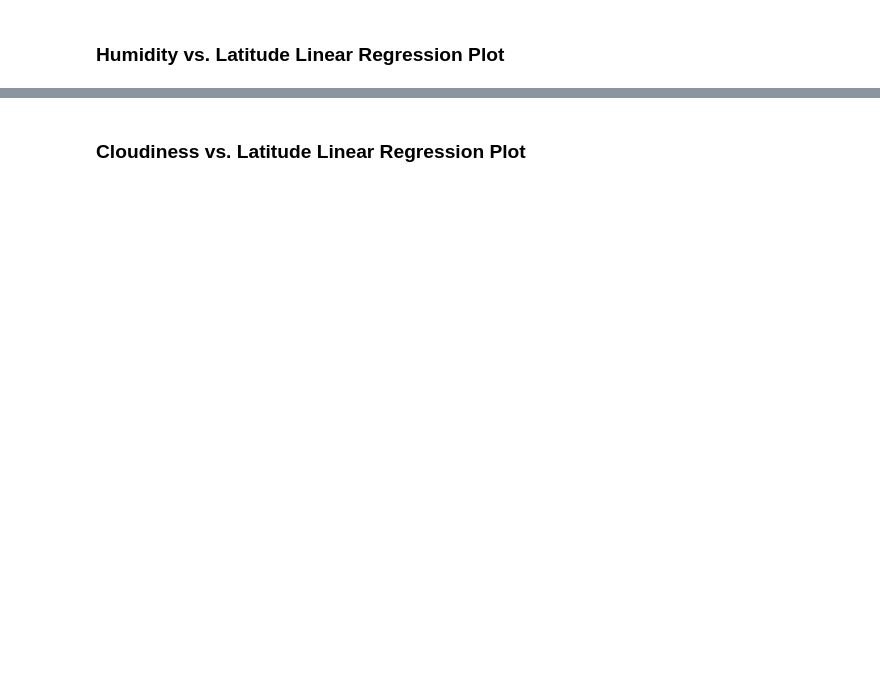
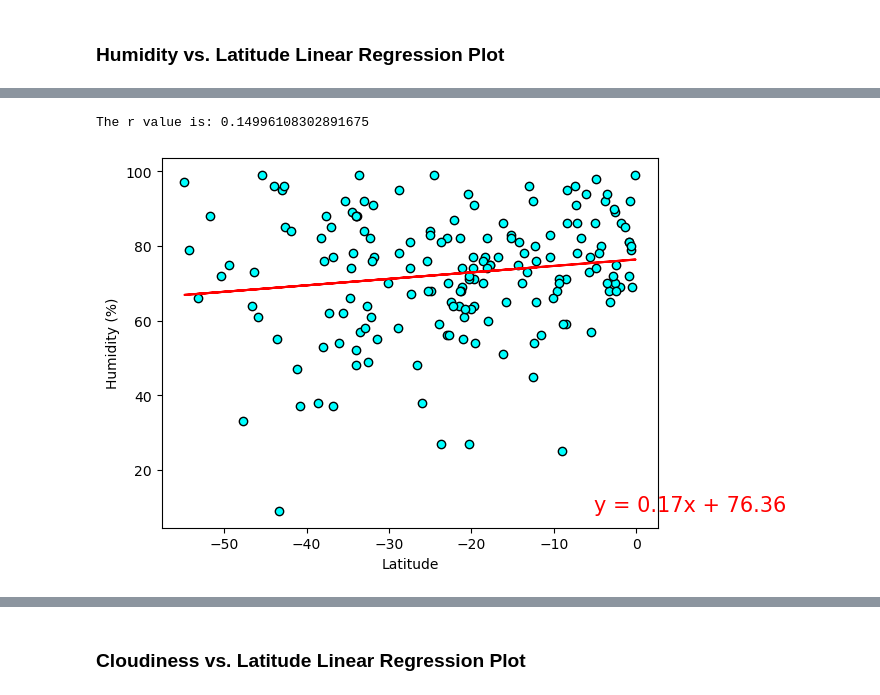
Before and after one commit to ArtienVoskanian/python-api-challenge, a Jupyter notebook: WeatherPy/WeatherPy.ipynb, the cells around one changed output, grey strips where cells are left out. Saved outputs shown, nothing was run; the diff lists cells and outputs as text; code cells hidden in the pictures; blank space fills up the shorter version.

```diff
--- a/WeatherPy/WeatherPy.ipynb
+++ b/WeatherPy/WeatherPy.ipynb
@@ -383,0 +393,10 @@ The r value is: -0.8479460904712625
+# %%
+# Southern Hemisphere
+x = southern_hemi_df["Lat"]
+y = southern_hemi_df["Humidity"]
+city_weather_linregress(southern_hemi_df,x,y)
+plt.ylabel("Humidity (%)")
+plt.show()
+# %% [output]
+The r value is: 0.14996108302891675
+[figure, added]
```
Also changed, not shown: parts of 34 cells of this notebook, 5 other files.
